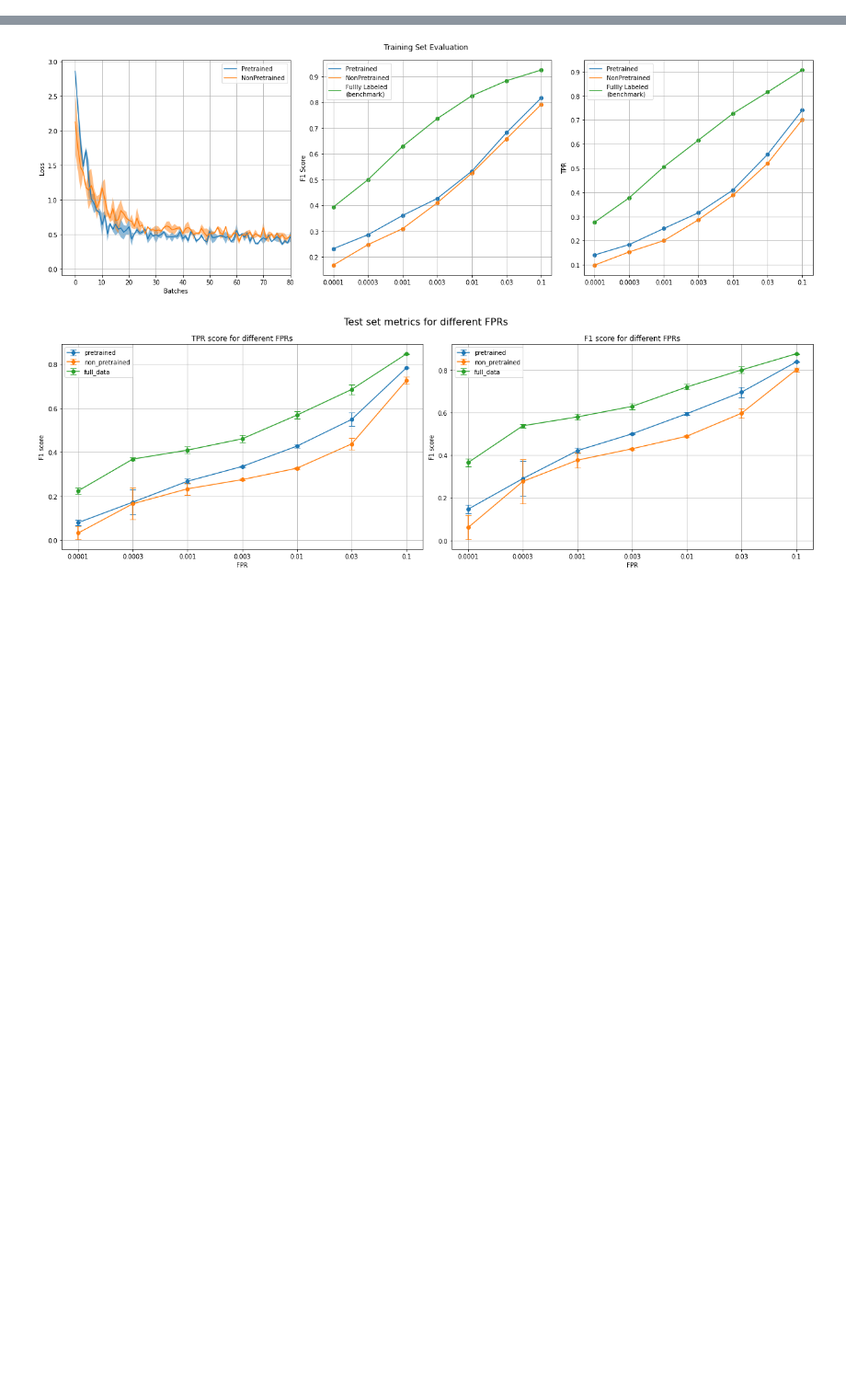
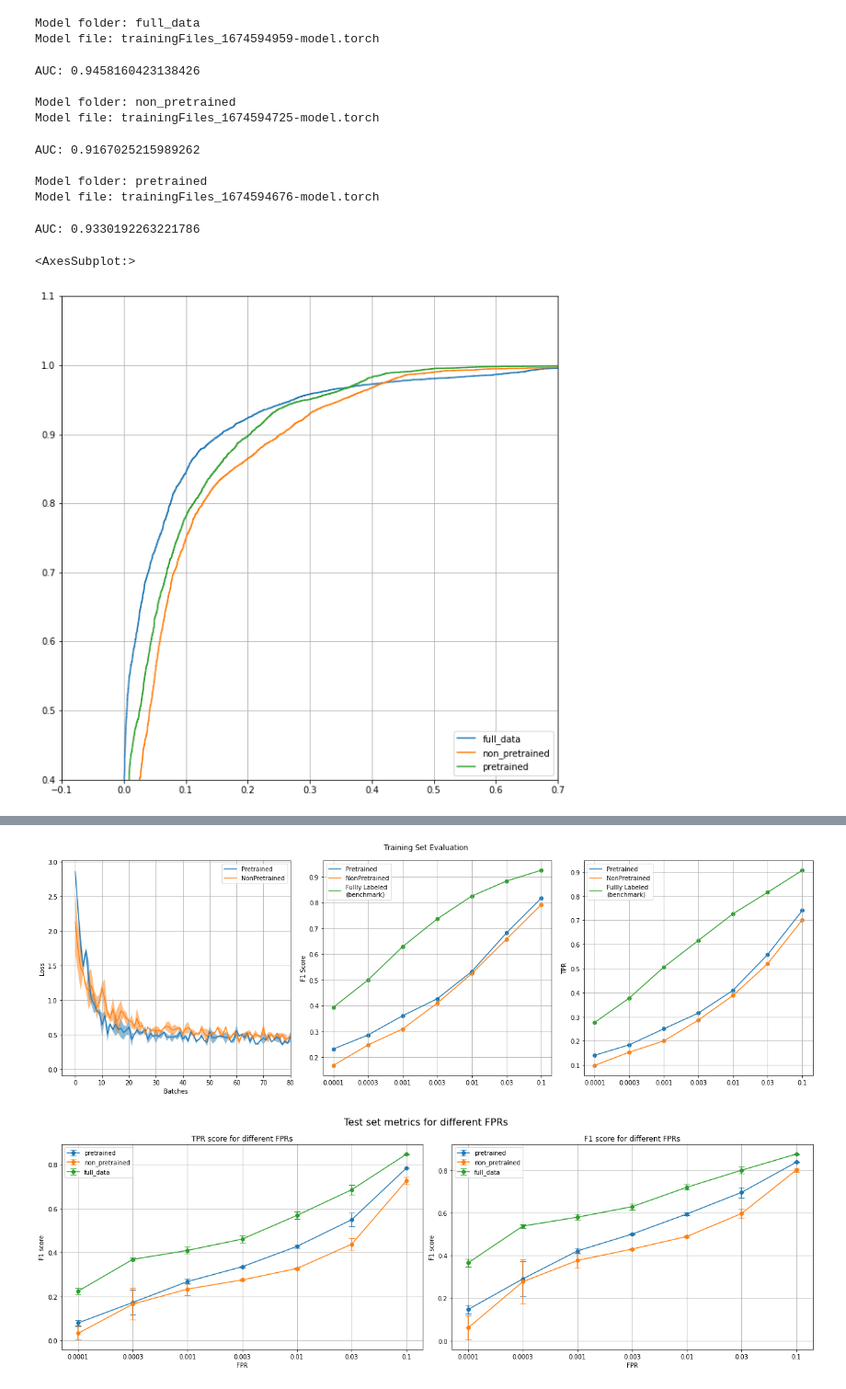
Before and after one commit to dtrizna/nebula, a Jupyter notebook: evaluation/_speakeasy_MLM_v2.ipynb, the cells around one changed output, grey strips where cells are left out. Shown at 92% size. Drawn from its saved outputs; the diff is of its cells as text; code cells hidden in the pictures; blank space fills up the shorter version.

```diff
--- a/evaluation/_speakeasy_MLM_v2.ipynb
+++ b/evaluation/_speakeasy_MLM_v2.ipynb
@@ -225,0 +254,16 @@ def plot_roc_curves(runFolder, modelIdx=1):
+# %%
+plot_roc_curves(runFolder, modelIdx=1)
+# %% [output]
+Model folder: full_data
+Model file: trainingFiles_1674594959-model.torch
+AUC: 0.9458160423138426
+
+Model folder: non_pretrained
+Model file: trainingFiles_1674594725-model.torch
+AUC: 0.9167025215989262
+
+Model folder: pretrained
+Model file: trainingFiles_1674594676-model.torch
+AUC: 0.9330192263221786
+<AxesSubplot:>
+[figure, added]
```
Also changed, not shown: parts of 12 cells of this notebook, 26 other files.
